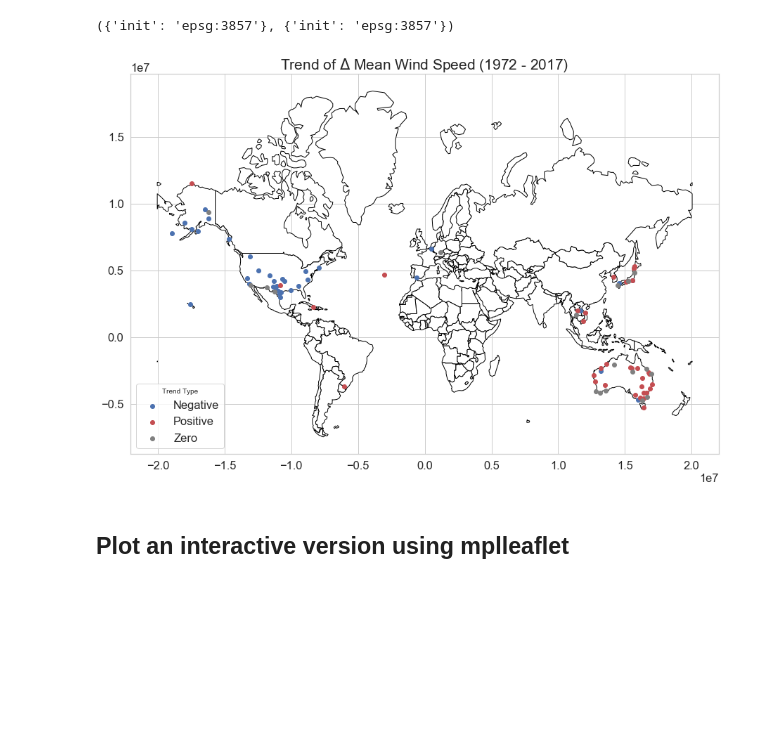
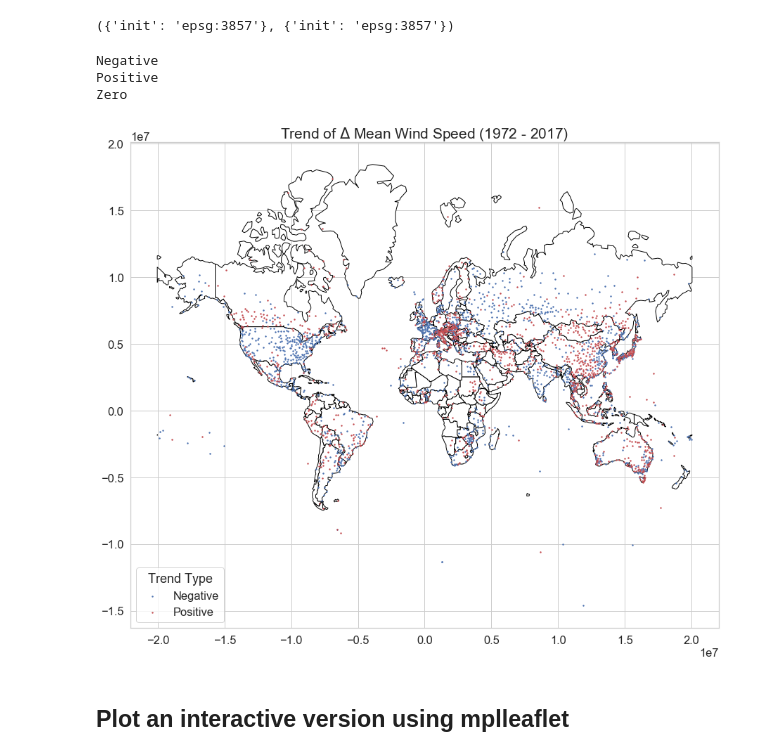
Before and after one commit to aametcalf01/globalWindTrends, a Jupyter notebook: scripts/stationPlot.ipynb, the cells around one changed output. Drawn from its saved outputs; the diff is of its cells as text; code cells hidden in the pictures; blank space fills up the shorter version.

```diff
--- a/scripts/stationPlot.ipynb
+++ b/scripts/stationPlot.ipynb
@@ -30,6 +30,6 @@ sns.set_style("whitegrid")
 os.chdir(os.path.join(str(Path.home()),
                       "Documents/research/wind/globalWindTrends/data_light"))
 # %%
-df=pd.read_csv('stationAttr72.csv')
+df=pd.read_csv('stationAttr90.csv')
 df.head(),df.shape
 # %% [output]
@@ -217,22 +261,30 @@ world.crs, gdf.crs
 # %%
 #plot the data
 fig,ax = plt.subplots(figsize=(15,15))
 world.plot(color = 'white',
            edgecolor = 'black',
            ax = ax)
 # show(dem_raster, ax=ax)
 
 #loop through each attribute type and plot it using the colors assigned to the dictionary
 for ctype, data in gdf.groupby("trend"):
+    print(ctype)
+    if ctype=="Zero":
+        continue
+
     color = trendPalette[ctype]
     data.plot(color = color,
+              markersize = 2,
               ax = ax,
               label = ctype)
 ax.legend(title = "Trend Type",
           loc = "lower left");
 ax.set_title("Trend of $\Delta$ Mean Wind Speed (1972 - 2017)", fontsize = 21);
 # %% [output]
+Negative
+Positive
+Zero
-[figure, old version]
+[figure, new version]
 # %% [markdown]
 ## Plot an interactive version using mplleaflet
 # %%
```
Also changed, not shown: parts of 46 cells of this notebook, 28 other files.
